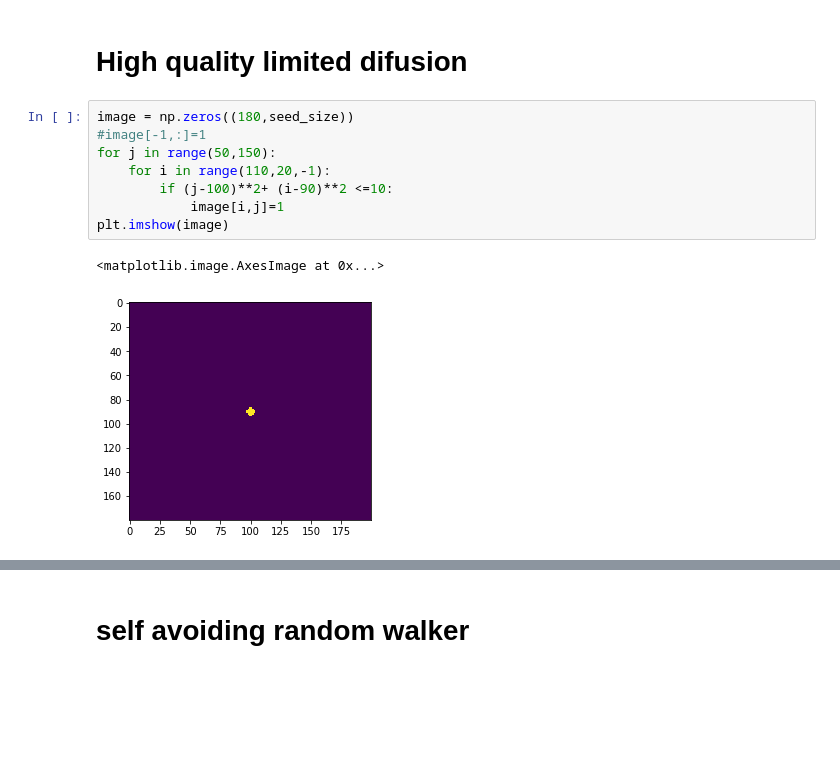
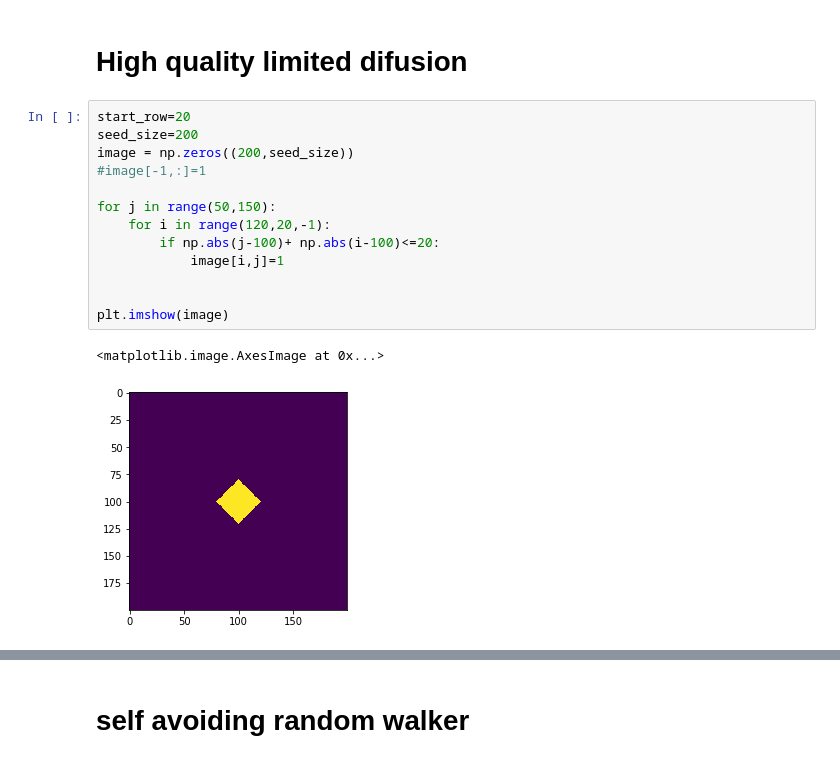
Before and after one commit to alifele/Montecarlo-and-Molecular-dynamics, a Jupyter notebook: Python/Radom_Walk/Random_Walker.ipynb, the cells around one changed output, grey strips where cells are left out. Drawn from its saved outputs; the diff is of its cells as text; blank space fills up the shorter version.

```diff
--- a/Python/Radom_Walk/Random_Walker.ipynb
+++ b/Python/Radom_Walk/Random_Walker.ipynb
@@ -155,13 +155,18 @@ Text(0.5, 1.0, 'Dynamic of mean')
 # %% [markdown]
 # High quality limited difusion
 # %%
-image = np.zeros((180,seed_size))
+start_row=20
+seed_size=200
+image = np.zeros((200,seed_size))
 #image[-1,:]=1
+
 for j in range(50,150):
-    for i in range(110,20,-1):
-        if (j-100)**2+ (i-90)**2 <=10:
+    for i in range(120,20,-1):
+        if np.abs(j-100)+ np.abs(i-100)<=20:
             image[i,j]=1
+
+
 plt.imshow(image)
 # %% [output]
 <matplotlib.image.AxesImage at 0x...>
-[figure, old version]
+[figure, new version]
```
Also changed, not shown: parts of 14 cells of this notebook, 2 other files.
